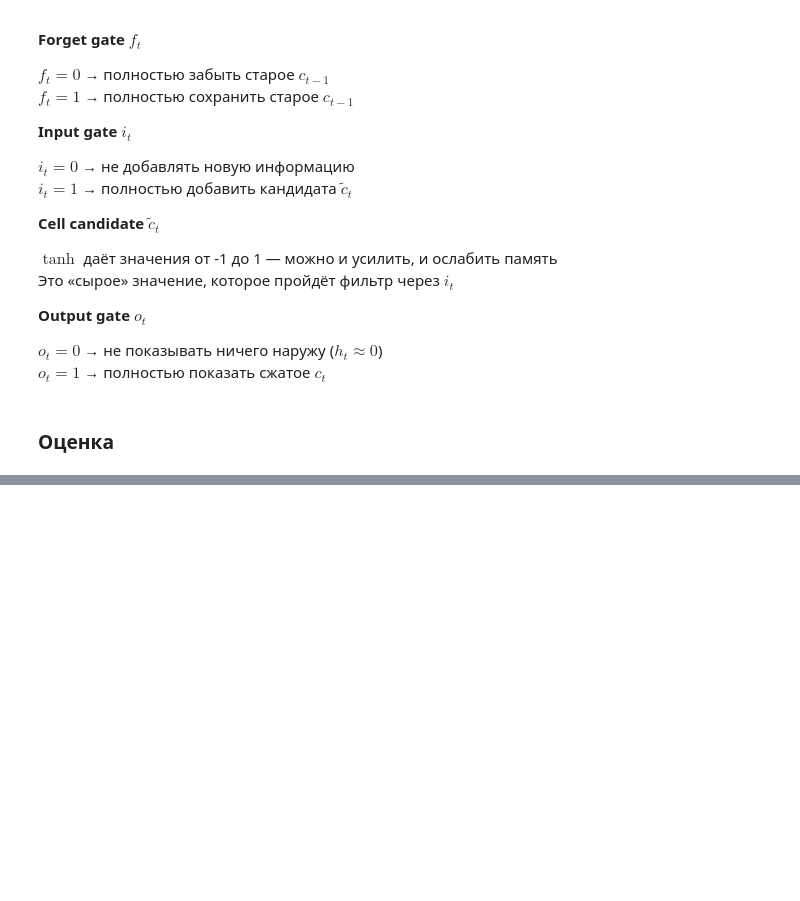
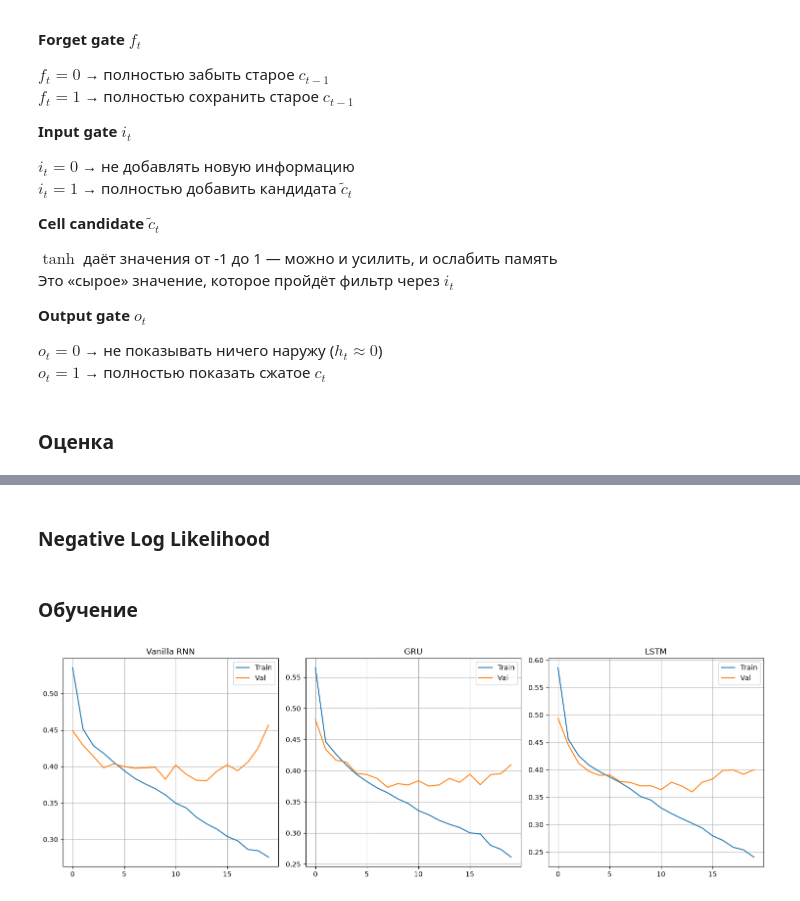
Before and after one commit to Magrusha/ds_pytorch-rnn-from-scratch, a Jupyter notebook: src/ml10.ipynb, the cells around one changed output, grey strips where cells are left out. Cells and saved outputs as stored; diff of their text form; code cells hidden in the pictures; blank space fills up the shorter version.

```diff
--- a/src/ml10.ipynb
+++ b/src/ml10.ipynb
@@ -843,0 +1041,2 @@ ROC AUC для классификации пола (LSTM): 0.9134
+# %% [markdown]
+### Negative Log Likelihood
@@ -843,0 +1081,29 @@ ROC AUC для классификации пола (LSTM): 0.9134
+# %% [markdown]
+### Обучение
+# %%
+model_rnn = MY_RNNModel(vocab_size, embed_dim, hidden_size).to(device)
+model_gru = MY_GRUModel(vocab_size, embed_dim, hidden_size).to(device)
+model_lstm = MY_LSTMModel(vocab_size, embed_dim, hidden_size).to(device)
+
+rnn_bce_t, rnn_bce_v = train_gender_bce(model_rnn, train_loader, val_loader)
+gru_bce_t, gru_bce_v = train_gender_bce(model_gru, train_loader, val_loader)
+lstm_bce_t, lstm_bce_v = train_gender_bce(model_lstm, train_loader, val_loader)
+# %%
+plt.figure(figsize=(15, 5))
+
+plt.subplot(1, 3, 1)
+plt.plot(rnn_bce_t, label='Train'); plt.plot(rnn_bce_v, label='Val')
+plt.title('Vanilla RNN'); plt.legend(); plt.grid(True); plt.xticks(range(0, 20, 5))
+
+plt.subplot(1, 3, 2)
+plt.plot(gru_bce_t, label='Train'); plt.plot(gru_bce_v, label='Val')
+plt.title('GRU'); plt.legend(); plt.grid(True); plt.xticks(range(0, 20, 5))
+
+plt.subplot(1, 3, 3)
+plt.plot(lstm_bce_t, label='Train'); plt.plot(lstm_bce_v, label='Val')
+plt.title('LSTM'); plt.legend(); plt.grid(True); plt.xticks(range(0, 20, 5))
+
+plt.tight_layout()
+plt.show()
+# %% [output]
+[figure, added]
```
Also changed, not shown: parts of 28 cells of this notebook.
